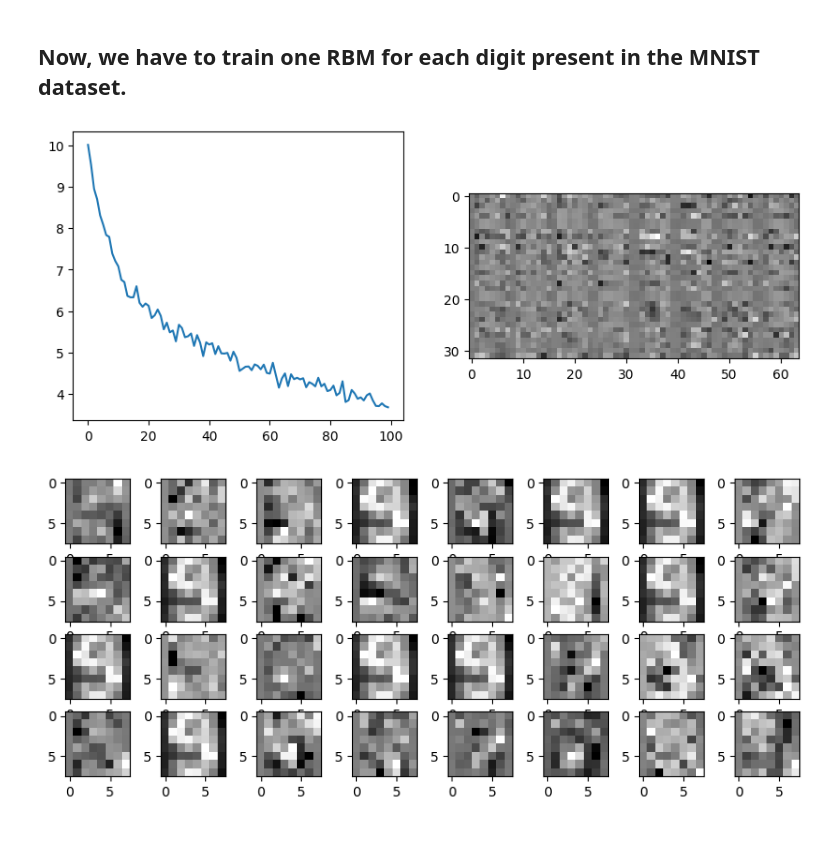
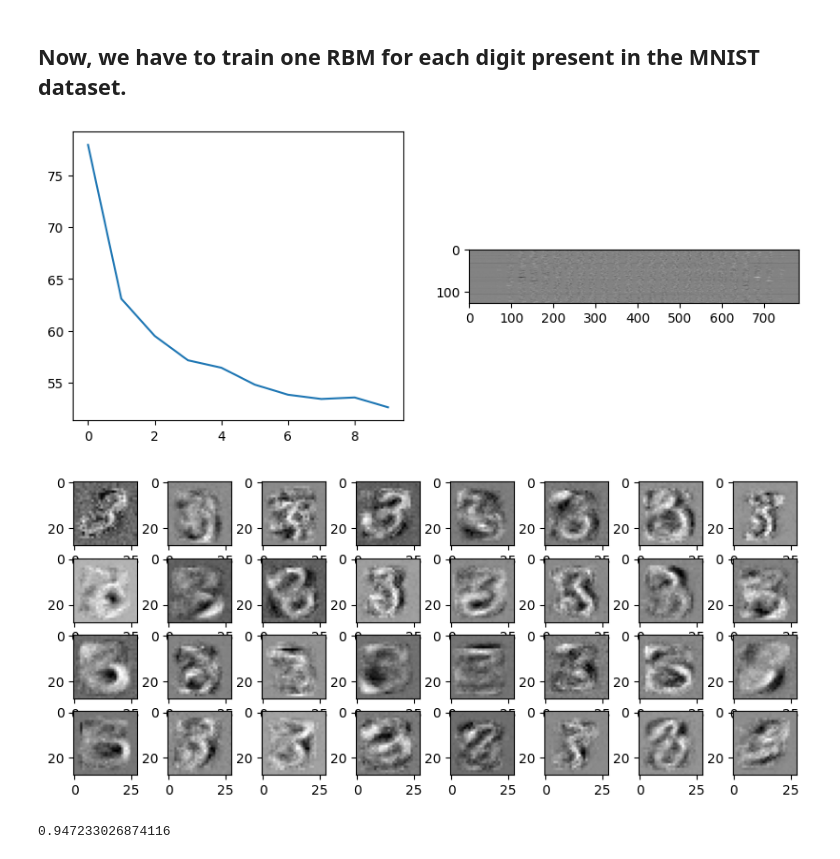
Before and after one commit to vornao/ispr-assignments, a Jupyter notebook: assignment-two/notebook.ipynb, the cells around one changed output. Saved outputs shown, nothing was run; the diff lists cells and outputs as text; code cells hidden in the pictures.

Commit message:
changed dataset, moved to keras.

```diff
--- a/assignment-two/notebook.ipynb
+++ b/assignment-two/notebook.ipynb
@@ -18,3 +5,21 @@ X_train, X_test, y_train, y_test = train_test_split(dataset.data, dataset.target
+# %%
+from rbm import RestrictedBoltzmannMachine as RBM
+import matplotlib.pyplot as plt
+import numpy as np
+from tensorflow.keras.datasets import mnist
+
+# load the dataset
+dataset = mnist.load_data()
+X_train, y_train = dataset[0]
+X_test, y_test = dataset[1]
+
+# binarize the dataset
+X_train = (X_train > 0).astype(int)
+X_test = (X_test > 0).astype(int)
+
+# flatten the dataset
+X_train = X_train.reshape(X_train.shape[0], -1)
+X_test = X_test.reshape(X_test.shape[0], -1)
 # %% [markdown]
 ## Now, we have to train one RBM for each digit present in the MNIST dataset.
 # %%
@@ -30,18 +35,24 @@ def evaluate_rbm(rbm, X_test, threshold=0.5):
         accuracy.append(accuracy_score(test_sample, reconstructed))
     return np.mean(accuracy)
 # %%
-rbm = RBM(64, 32)
-rbm.train(dataset.data[dataset.target == 9], 100, 0.1)
+rbm = RBM(784, 128)
+# train only on 3
+rbm.train(X_train[y_train == 3][:5000], epochs=10, learning_rate=0.1)
 
 # plot errors and weights beside
 fig, axes = plt.subplots(1, 2, figsize=(10, 4))
 axes[0].plot(rbm.errors)
 axes[1].imshow(rbm.weights, cmap='gray')
 
 # for each row in weights, plot the image
 fig, axes = plt.subplots(4, 8, figsize=(10, 4))
 for i, ax in enumerate(axes.flatten()):
-    ax.imshow(rbm.weights[i].reshape(8, 8), cmap='gray')
+    ax.imshow(rbm.weights[i].reshape(28, 28), cmap='gray')
 # %% [output]
-[figure, old version]
+[figure, new version]
-[figure, old version]
+[figure, new version]
+# %%
+# evaluate the rbm
+evaluate_rbm(rbm, X_test[y_test == 3])
+# %% [output]
+0.947233026874116
```
Also changed, not shown: parts of 2 cells of this notebook.
